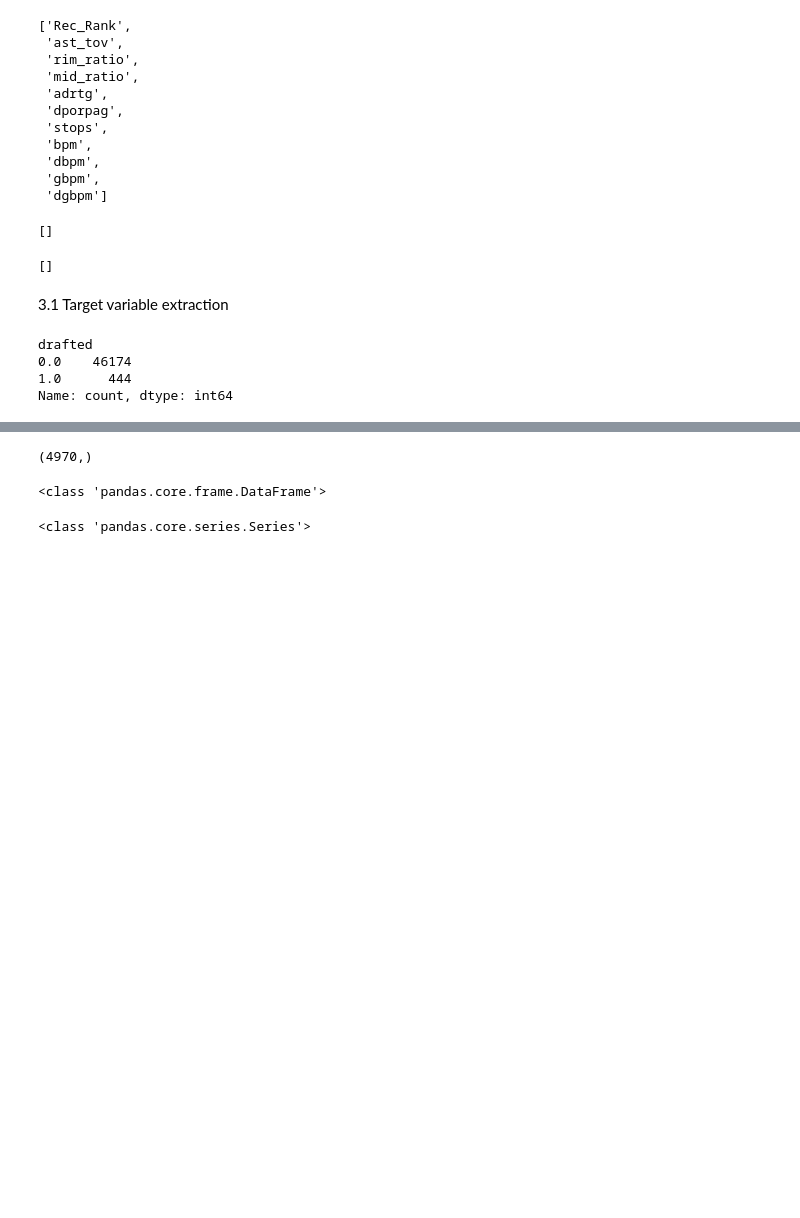
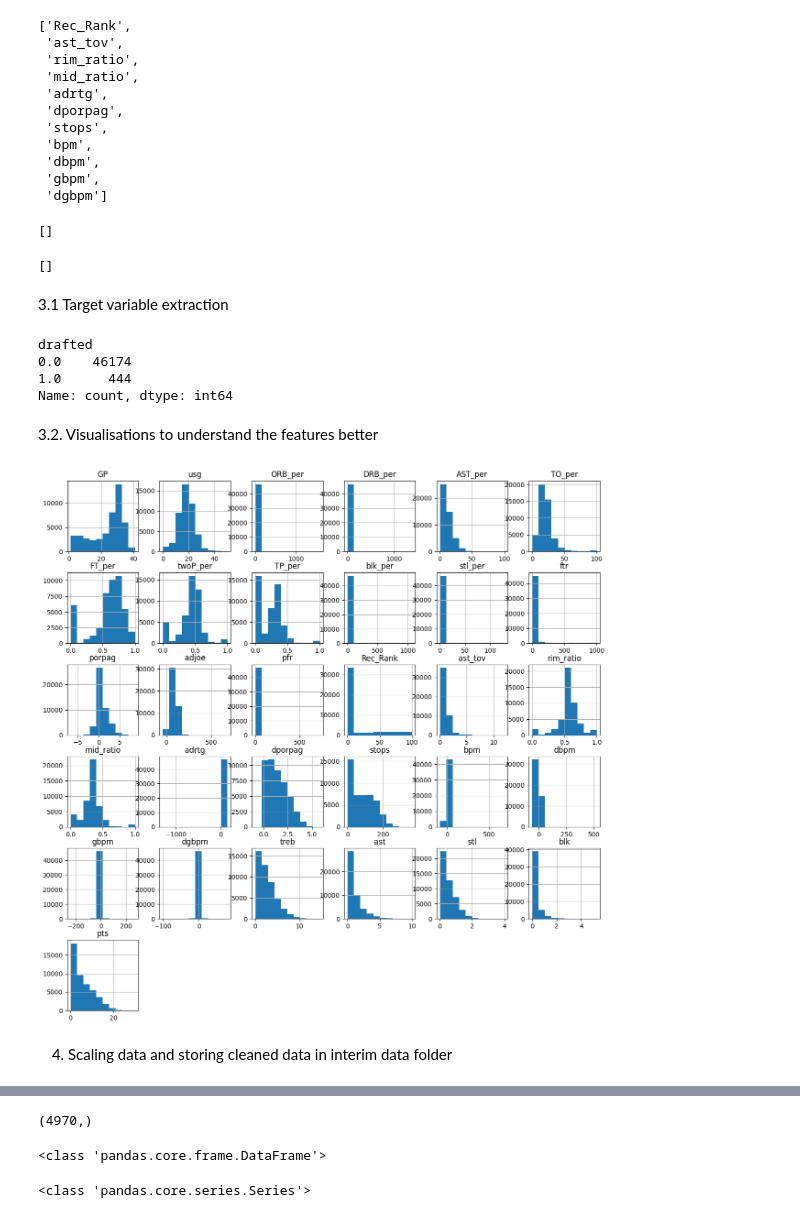
Before and after one commit to Paiynthalir/Kaggle1_NBADraft, a Jupyter notebook: notebooks/paiynthalir_nallamuthu-24715435-week4_EDA_DataProcessing.ipynb, the cells around one changed output, grey strips where cells are left out. Drawn from its saved outputs; the diff is of its cells as text; code cells hidden in the pictures; blank space fills up the shorter version.

```diff
--- a/notebooks/paiynthalir_nallamuthu-24715435-week4_EDA_DataProcessing.ipynb
+++ b/notebooks/paiynthalir_nallamuthu-24715435-week4_EDA_DataProcessing.ipynb
@@ -364,8 +430,8 @@ plt.show()
  'dgbpm']
 # %%
 # List of columns that contain ratios and their missing value treatment for train data
-columns_to_fill_train = ['Rec_Rank','ast_tov','rim_ratio','mid_ratio','adrtg','dporpag','stops','bpm','dbpm','gbpm','dgbpm','treb','ast','stl','blk','pts']
-columns_to_fill_test = ['Rec_Rank','ast_tov','rim_ratio','mid_ratio','adrtg','dporpag','stops','bpm','dbpm','gbpm','dgbpm']
+columns_to_fill_train = ['ast_tov','rim_ratio','mid_ratio','adrtg','dporpag','bpm','dbpm','gbpm','dgbpm','treb','ast','stl','blk','pts','stops']
+columns_to_fill_test = ['ast_tov','rim_ratio','mid_ratio','adrtg','dporpag','bpm','dbpm','gbpm','dgbpm','stops']
 
 # Replace missing values with the median of non-missing values in each column in training data
 for column in columns_to_fill_train:
@@ -376,6 +442,10 @@ for column in columns_to_fill_train:
 for column in columns_to_fill_test:
     median_value = df_test_cleaned[column].median()
     df_test_cleaned[column] = df_test_cleaned[column].fillna(median_value)
+
+# Replace missing values of Rec_Rank with 0
+df_train_cleaned['Rec_Rank'] = df_train_cleaned['Rec_Rank'].fillna(0.0)
+df_test_cleaned['Rec_Rank'] = df_test_cleaned['Rec_Rank'].fillna(0.0)
 # %%
 # Print the columns with missing values in training data
 
@@ -401,4 +471,16 @@ drafted
 0.0    46174
 1.0      444
 Name: count, dtype: int64
+# %% [markdown]
+3.2. Visualisations to understand the features better
+# %%
+# Distribution of data across features and outliers identification
+# plot histograms for all numeric columns
+
+df_train_cleaned.hist(figsize=(15, 15))
+plt.show()
+# %% [output]
+[figure, added]
+# %% [markdown]
+4. Scaling data and storing cleaned data in interim data folder
 # %%
```
Also changed, not shown: parts of 18 cells of this notebook, 34 other files.
